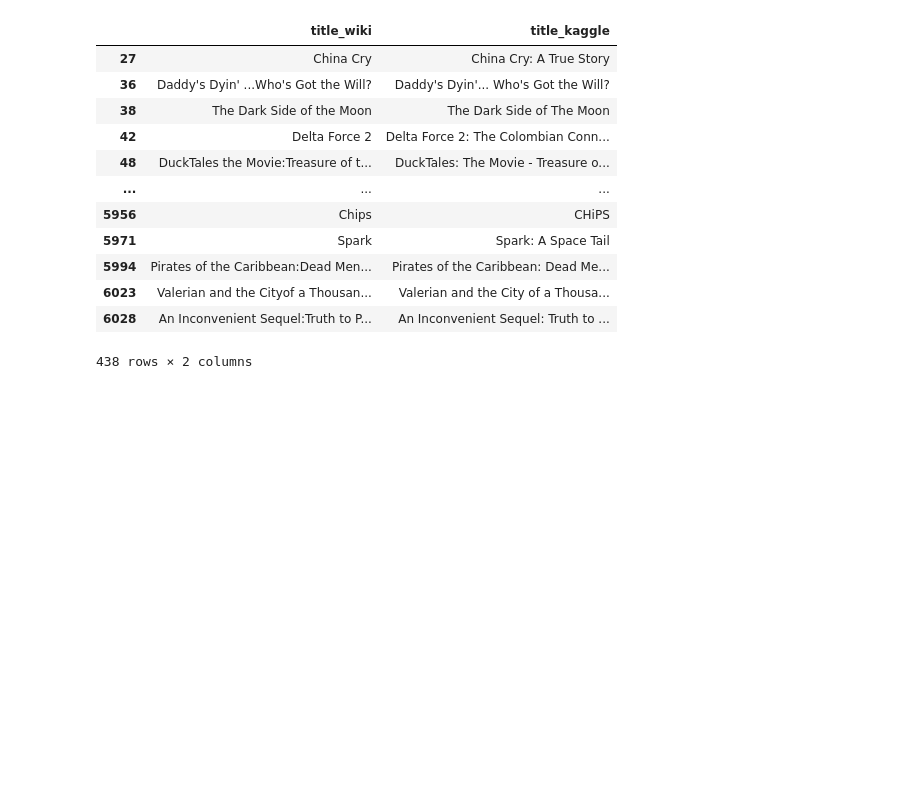
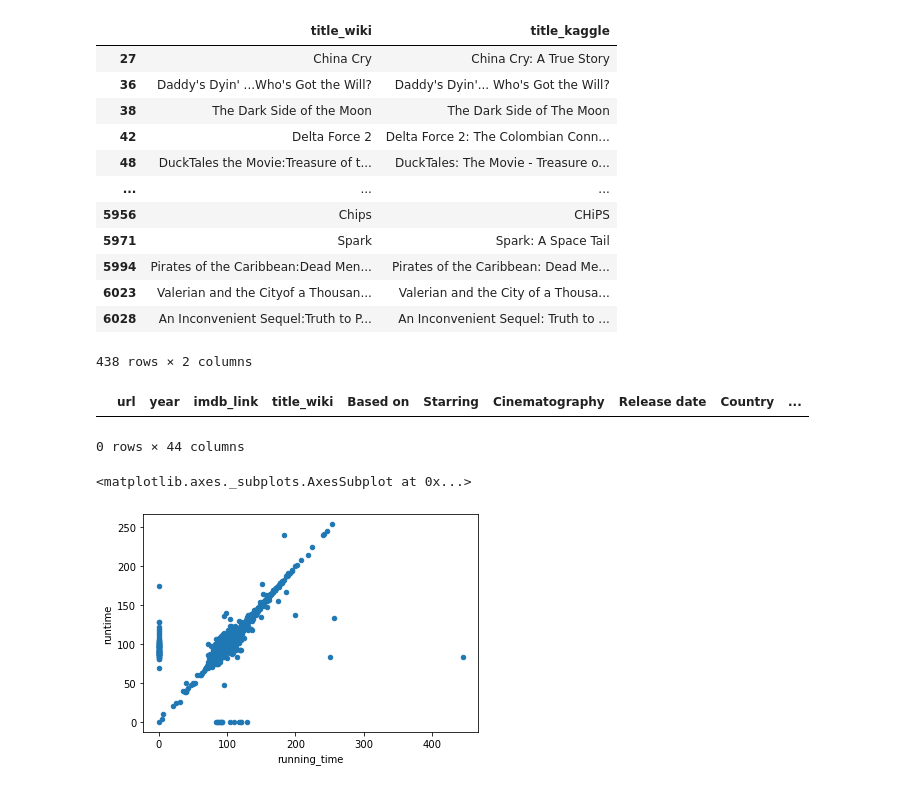
Before and after one commit to vyu821/movies-ETL, a Jupyter notebook: Movies-ETL.ipynb, the cells around one changed output. Drawn from its saved outputs; the diff is of its cells as text; code cells hidden in the pictures; blank space fills up the shorter version.

```diff
--- a/Movies-ETL.ipynb
+++ b/Movies-ETL.ipynb
@@ -641,3 +650,21 @@ movies_df[movies_df['title_wiki'] != movies_df['title_kaggle']][['title_wiki','t
 | 6023 | Valerian and the Cityof a Thousan... | Valerian and the City of a Thousa... |
 | 6028 | An Inconvenient Sequel:Truth to P... | An Inconvenient Sequel: Truth to ... |
 438 rows × 2 columns
+# %%
+# kaggle data looks more consistent
+# look for missing titles in kaggle data
+# none missing, so we can drop the wiki title column
+movies_df[(movies_df['title_kaggle'] == '') | (movies_df['title_kaggle'].isnull())]
+# %% [output]
+|  | url | year | imdb_link | title_wiki | Based on | Starring | Cinematography | Release date | Country | ... |
+0 rows × 44 columns
+# %%
+# fill in mssing values made by the join with 0
+# make scatter plot of running timeand run time to see how similar the columns are
+# running time is from wiki, runtime is from kaggle
+# wik has some outliers
+# keep kaggle, fill in 0 with wikipedia data
+movies_df.fillna(0).plot(x='running_time', y='runtime', kind='scatter')
+# %% [output]
+<matplotlib.axes._subplots.AxesSubplot at 0x...>
+[figure, added]
```
Also changed, not shown: parts of 22 cells of this notebook.
